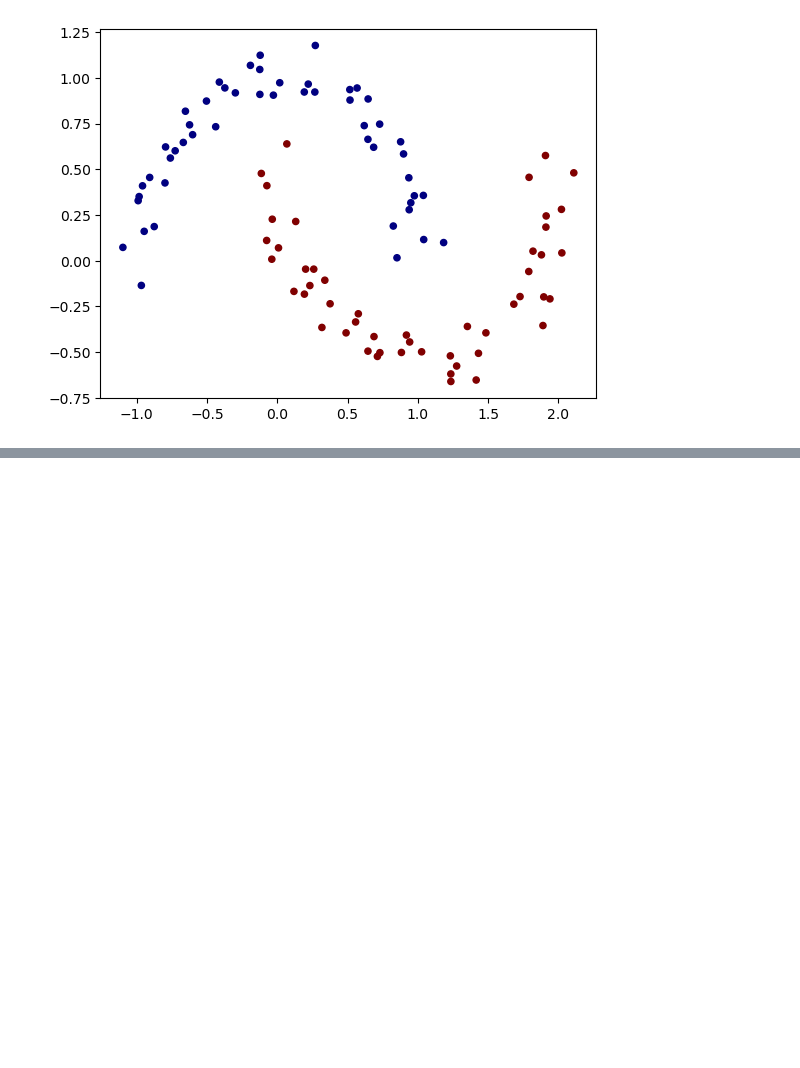
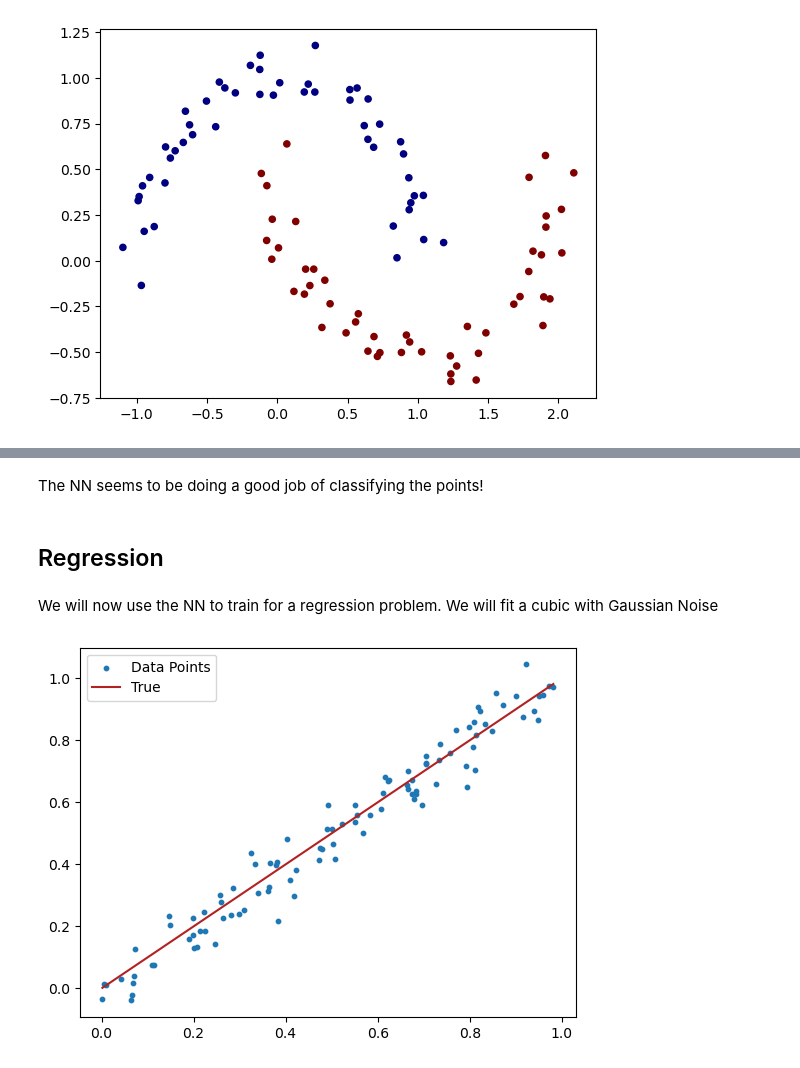
Before and after one commit to DomincDootson/TinyNN, a Jupyter notebook: TinyNN Example.ipynb, the cells around one changed output, grey strips where cells are left out. Drawn from its saved outputs; the diff is of its cells as text; code cells hidden in the pictures; blank space fills up the shorter version.

Commit message:
Have got the NN to train on classification and regression tasks

```diff
--- a/TinyNN Example.ipynb
+++ b/TinyNN Example.ipynb
@@ -115,0 +59,19 @@ plt.show()
+# %% [markdown]
+The NN seems to be doing a good job of classifying the points!
+# %% [markdown]
+## Regression
+# %% [markdown]
+We will now use the NN to train for a regression problem. We will fit a cubic with Gaussian Noise
+# %%
+X = np.random.random_sample(size=100)
+X = np.sort(X)
+
+y_true = X
+y = y_true +np.random.normal(loc=0.0, scale=0.05, size=100)
+
+plt.scatter(X, y, s = 10, label = 'Data Points')
+plt.plot(X, y_true, color = 'firebrick', label = 'True')
+plt.legend()
+plt.show()
+# %% [output]
+[figure, added]
```
Also changed, not shown: parts of 13 cells of this notebook, 5 other files.
